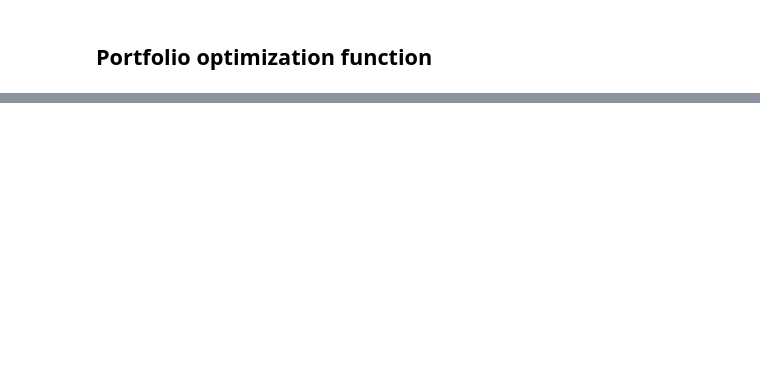
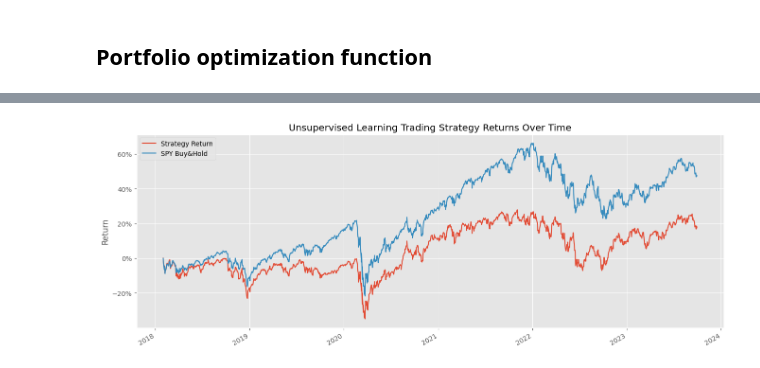
Before and after one commit to tylerchg/Algorithmic-Trading, a Jupyter notebook: Algorithmic Trading.ipynb, the cells around one changed output, grey strips where cells are left out. Cells and saved outputs as stored; diff of their text form; code cells hidden in the pictures; blank space fills up the shorter version.

```diff
--- a/Algorithmic Trading.ipynb
+++ b/Algorithmic Trading.ipynb
@@ -450,0 +449,8 @@ ModuleNotFoundError: No module named 'pypfopt'
+# %%
+stocks = data.index.get_level_values('ticker').unique().tolist()
+
+new_df = yf.download(tickers=stocks,
+                     start=data.index.get_level_values('date').unique()[0]-pd.DateOffset(months=12),
+                     end=data.index.get_level_values('date').unique()[-1])
+
+new_df
@@ -450,0 +550,13 @@ ModuleNotFoundError: No module named 'pypfopt'
+# %%
+# Visualize Portfolio returns and compare to SP500 returns
+spy = yf.download(tickers='SPY',
+                  start='2015-01-01',
+                  end=dt.date.today())
+
+spy_ret = np.log(spy[['Adj Close']]).diff().dropna().rename({'Adj Close':'SPY Buy&Hold'}, axis=1)
+
+portfolio_df = portfolio_df.merge(spy_ret,
+                                  left_index=True,
+                                  right_index=True)
+
+portfolio_df
@@ -450,0 +578,18 @@ ModuleNotFoundError: No module named 'pypfopt'
+# %%
+import matplotlib.ticker as mtick
+
+plt.style.use('ggplot')
+
+portfolio_cumulative_return = np.exp(np.log1p(portfolio_df).cumsum())-1
+
+portfolio_cumulative_return[:'2023-09-29'].plot(figsize=(16,6))
+
+plt.title('Unsupervised Learning Trading Strategy Returns Over Time')
+
+plt.gca().yaxis.set_major_formatter(mtick.PercentFormatter(1))
+
+plt.ylabel('Return')
+
+plt.show()
+# %% [output]
+[figure, added]
```
Also changed, not shown: parts of 18 cells of this notebook.
